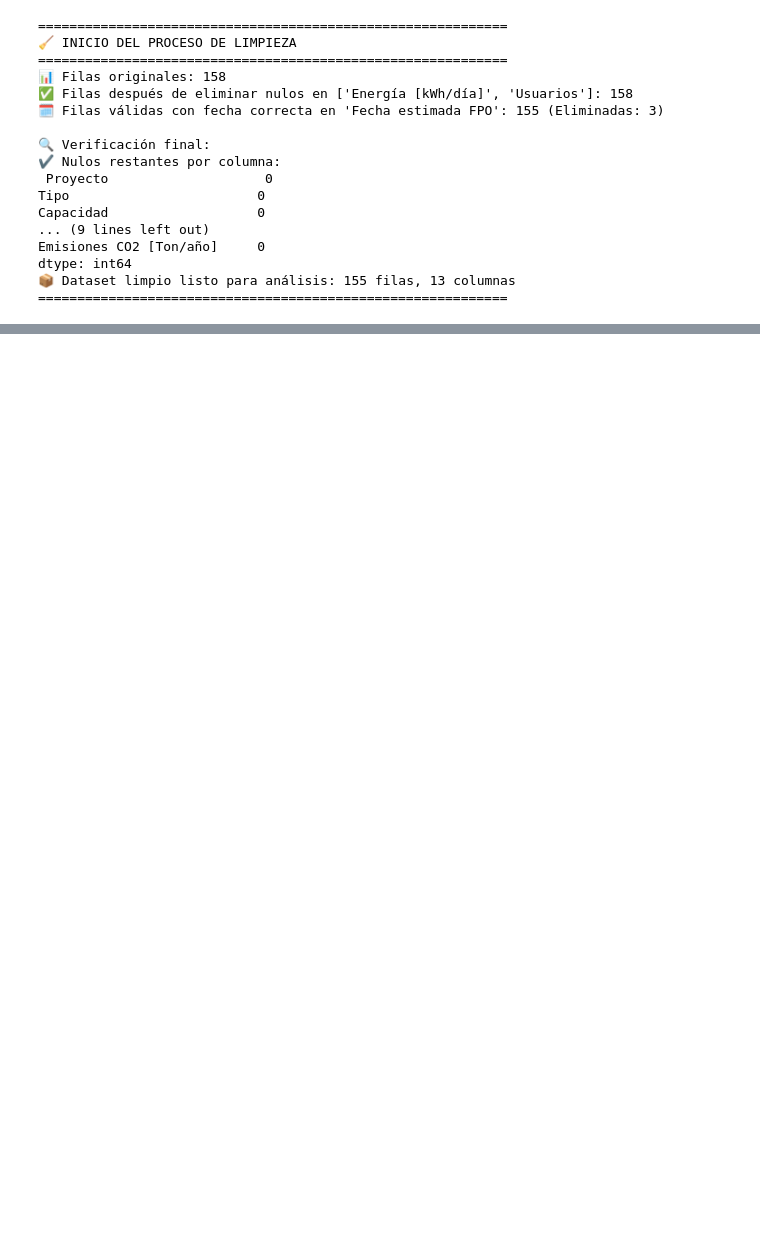
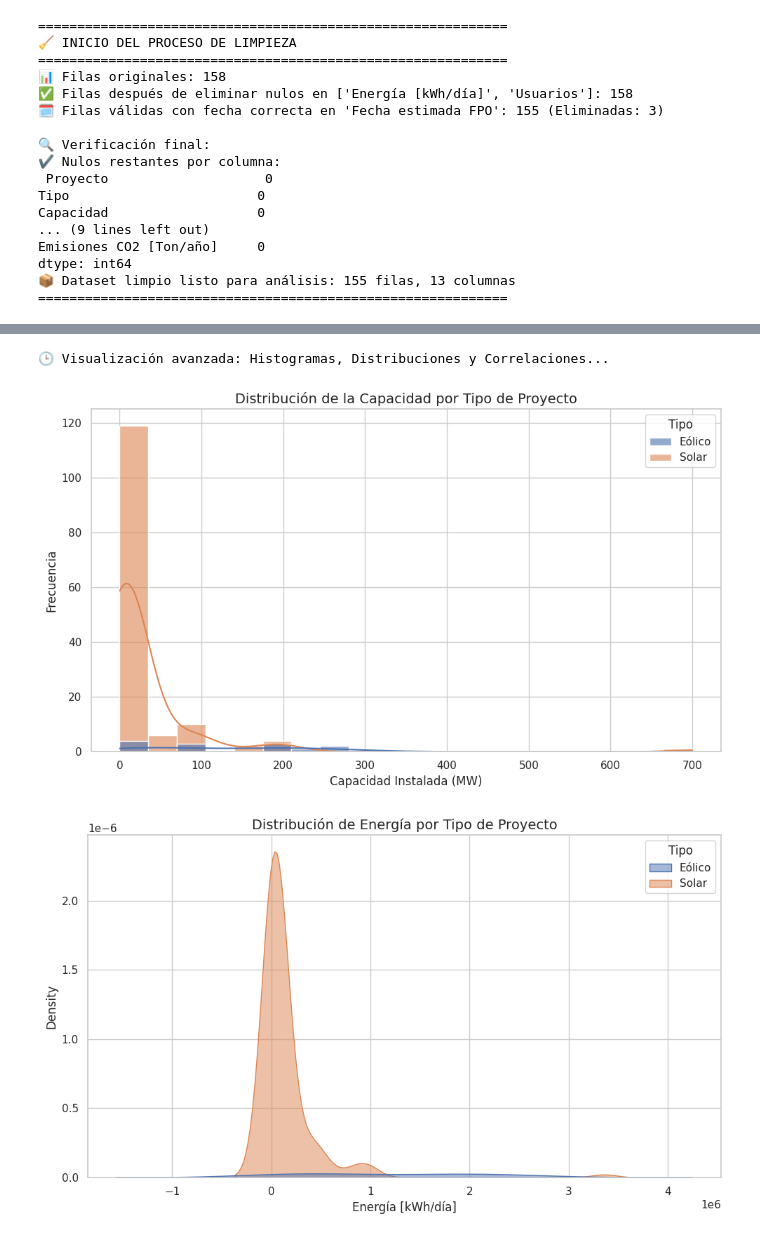
Before and after one commit to juan-manuel124/ProyectoAnalisisDatos-TECH, a Jupyter notebook: Proyecto_TECH_Energias_Re.ipynb, the cells around one changed output, grey strips where cells are left out. Saved outputs shown, nothing was run; the diff lists cells and outputs as text; code cells hidden in the pictures; blank space fills up the shorter version.

Commit message:
Modificaciones para analisis

```diff
--- a/Proyecto_TECH_Energias_Re.ipynb
+++ b/Proyecto_TECH_Energias_Re.ipynb
@@ -164,0 +398,59 @@ dtype: int64
+# %%
+# 5. Visualizaciones
+import matplotlib.pyplot as plt
+import seaborn as sns
+import pandas as pd
+import numpy as np
+
+print("\n🕒 Visualización avanzada: Histogramas, Distribuciones y Correlaciones...\n")
+
+# Estilo visual moderno
+sns.set_theme(style="whitegrid")
+
+# =============================
+# 📌 Variables numéricas y categóricas relevantes
+# =============================
+variables_num = ['Capacidad', 'Energía [kWh/día]', 'Usuarios',
+                 'Inversión estimada [COP]', 'Empleos estimados',
+                 'Emisiones CO2 [Ton/año]']
+
+# Limpiar nulos para las gráficas
+df_vis = df_clean[variables_num + ['Tipo']].dropna()
+
+# =============================
+# 📊 Histograma con KDE por tipo de proyecto
+# =============================
+plt.figure(figsize=(10, 6))
+sns.histplot(df_vis, x='Capacidad', hue='Tipo', kde=True, alpha=0.6, bins=20)
+plt.title('Distribución de la Capacidad por Tipo de Proyecto', fontsize=14)
+plt.xlabel('Capacidad Instalada (MW)')
+plt.ylabel('Frecuencia')
+plt.tight_layout()
+plt.show()
+
+# =============================
+# 🌈 KDEplot sombreado
+# =============================
+plt.figure(figsize=(10, 6))
+sns.kdeplot(data=df_vis, x='Energía [kWh/día]', hue='Tipo', fill=True, alpha=0.5)
+plt.title('Distribución de Energía por Tipo de Proyecto', fontsize=14)
+plt.xlabel('Energía [kWh/día]')
+plt.tight_layout()
+plt.show()
+
+# =============================
+# 🔥 Mapa de calor de correlaciones
+# =============================
+corr_matrix = df_vis.select_dtypes(include=np.number).corr()
+
+plt.figure(figsize=(10, 7))
+sns.heatmap(corr_matrix, cmap='coolwarm', annot=True, fmt=".2f", linewidths=0.5)
+plt.title('Mapa de Calor de Correlaciones entre Variables Numéricas', fontsize=14)
+plt.xticks(rotation=45, ha='right')
+plt.yticks(rotation=0)
+plt.tight_layout()
+plt.show()
+# %% [output]
+🕒 Visualización avanzada: Histogramas, Distribuciones y Correlaciones...
+[figure, added]
+[figure, added]
```
Also changed, not shown: parts of 8 cells of this notebook.
